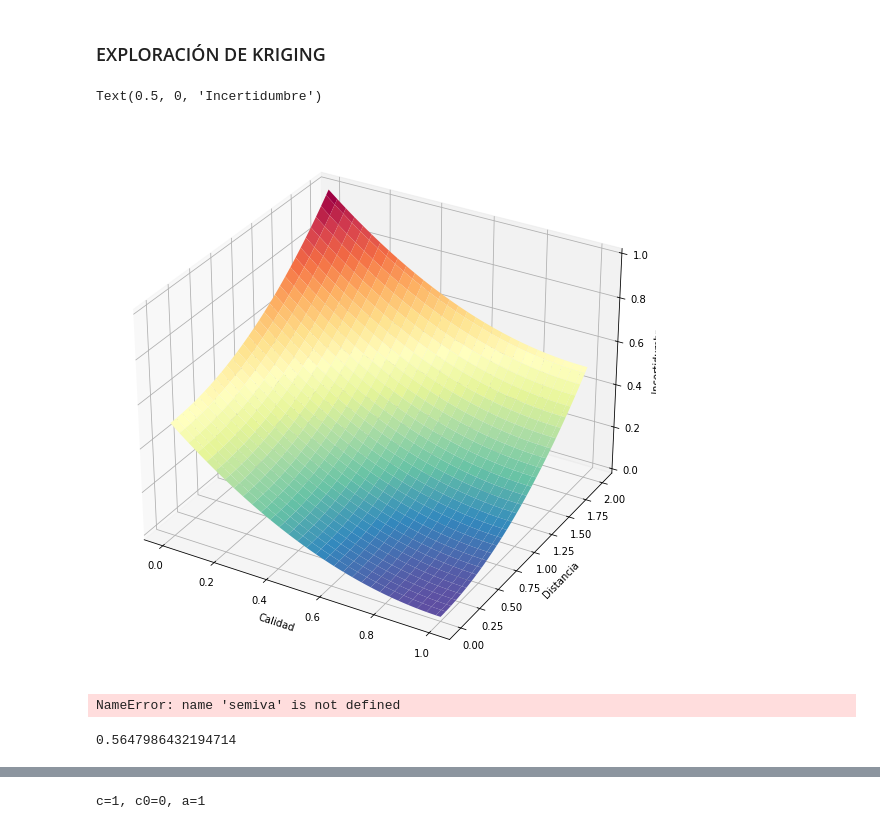
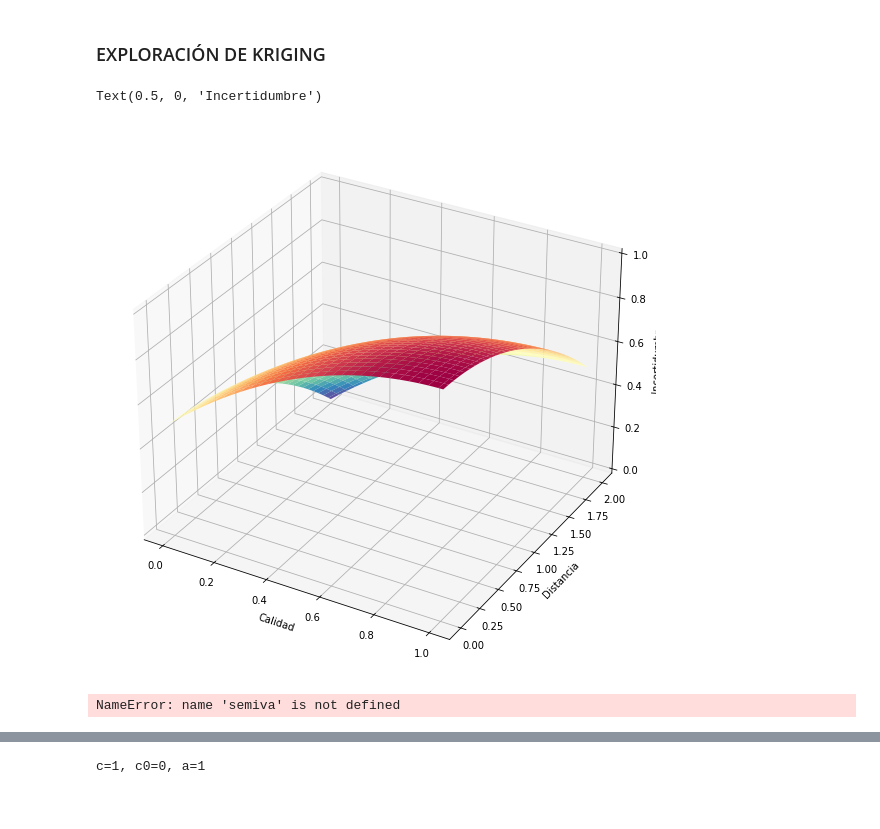
Before and after one commit to ferrcho024/Objetive_1, a Jupyter notebook: Data Interpolation/Kriging.ipynb, the cells around one changed output, grey strips where cells are left out. Saved outputs shown, nothing was run; the diff lists cells and outputs as text; code cells hidden in the pictures.

```diff
--- a/Data Interpolation/Kriging.ipynb
+++ b/Data Interpolation/Kriging.ipynb
@@ -796,30 +807,31 @@ def covariance_matrix(values, distances, DQIndex, distances_interp, model="LI"):
 # %%
 import matplotlib.pyplot as plt
 import numpy as np
 from mpl_toolkits.mplot3d import Axes3D
 
 fig = plt.figure(figsize=(20,10))
 ax = fig.add_subplot(111, projection='3d')
 
 a = 2
 p = 3
 x = np.linspace(0,1,60)
 y = np.linspace(0,a,60)
 
 xx, yy = np.meshgrid(x,y)
 
 #z = (xx-2)**2 + (yy+2)**2 -np.exp(((xx-2)-(yy+2))/2) # Ecuación base, NO MODIFICAR X=(-2,2), Y=(-2,2)
 #z = (p*xx-p)**2 + ((p*yy/a))**2 -np.exp(((p*xx-p)-((p*yy/a)))/2)
-z= ((xx - 1)**2 + (yy/(a))**2)/2
+#z= ((xx - 1)**2 + (yy/a)**2)/2
+z= 1-(((xx - 1)**2 + (yy/a)**2)/2)
 
 surf = ax.plot_surface(xx, yy, z, cmap="Spectral_r")
 
 ax.set_xlabel('Calidad')      # <====== This works
 ax.set_ylabel('Distancia') # <====== This doesn't work
 ax.set_zlabel('Incertidumbre') # <====== This doesn't work
 # %% [output]
 Text(0.5, 0, 'Incertidumbre')
-[figure, old version]
+[figure, new version]
 # %%
 semiva
 # %% [output]
@@ -833,6 +849,0 @@ DQIndexCS.set_index("index", inplace=True)
-# %%
-DQIndexCS = pd.read_csv("DQIndex.csv",sep=",")
-DQIndexCS.set_index("index", inplace=True)
-DQIndexCS.loc[1]["DQ_Index_df"]
-# %% [output]
-0.5647986432194714
```
Also changed, not shown: parts of 11 cells of this notebook, 40 other files.
